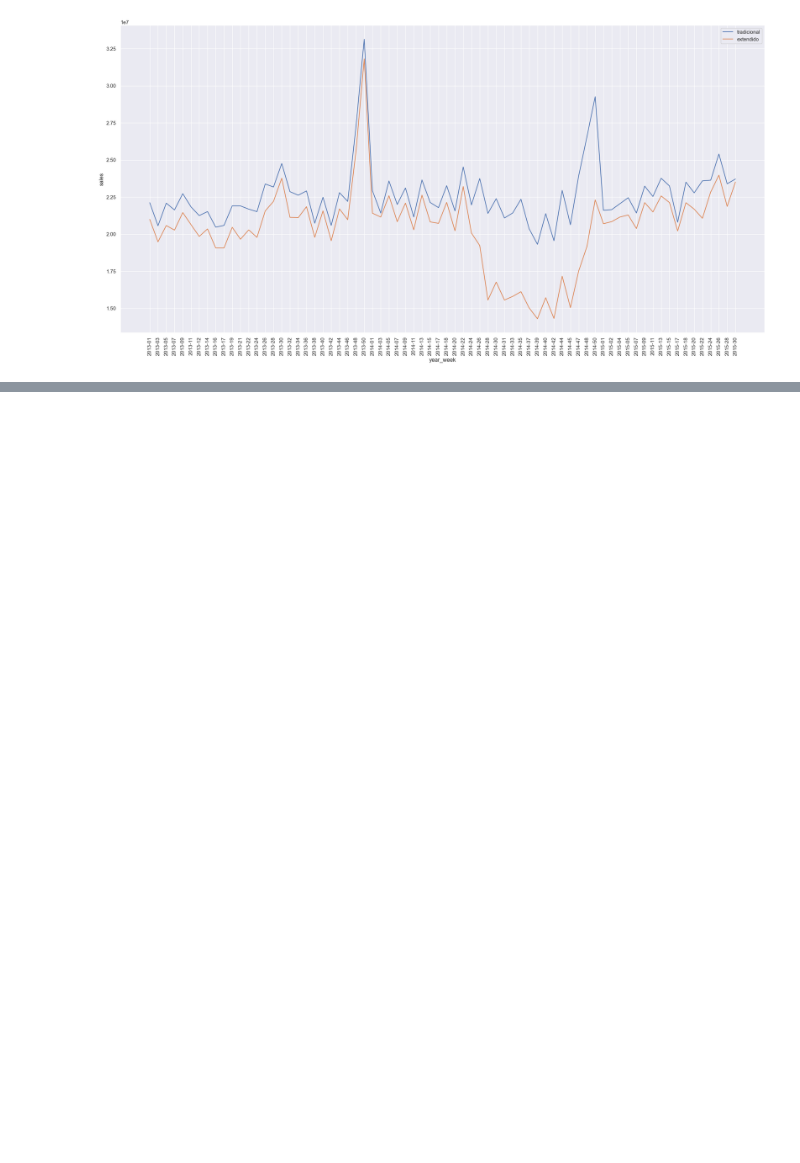
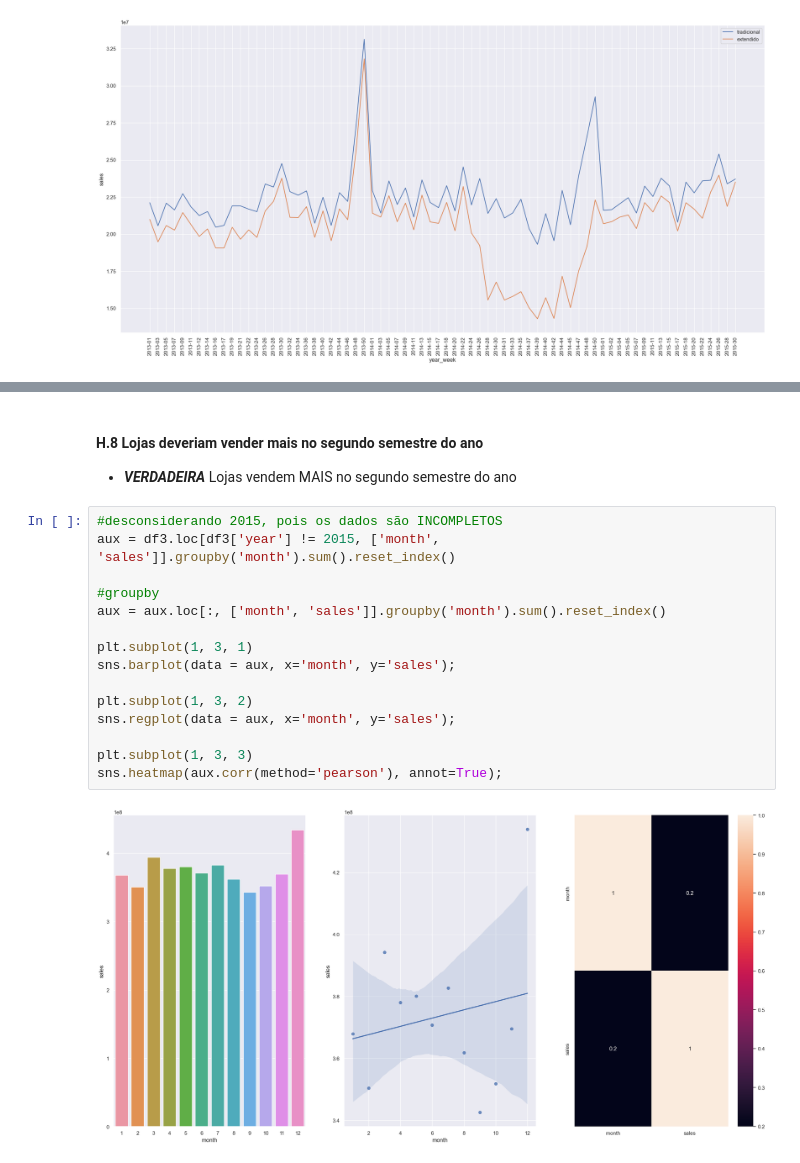
Before and after one commit to juanzimmer/Ds_em_producao, a Jupyter notebook: aula_3_analise_exploratoria.ipynb, the cells around one changed output, grey strips where cells are left out. Cells and saved outputs as stored; diff of their text form; blank space fills up the shorter version.

```diff
--- a/aula_3_analise_exploratoria.ipynb
+++ b/aula_3_analise_exploratoria.ipynb
@@ -643,0 +668,20 @@ plt.xticks(rotation=90);
+# %% [markdown]
+#### H.8 Lojas deveriam vender mais no segundo semestre do ano
+ - ***VERDADEIRA*** Lojas vendem MAIS no segundo semestre do ano
+# %%
+#desconsiderando 2015, pois os dados são INCOMPLETOS
+aux = df3.loc[df3['year'] != 2015, ['month', 'sales']].groupby('month').sum().reset_index()
+
+#groupby
+aux = aux.loc[:, ['month', 'sales']].groupby('month').sum().reset_index()
+
+plt.subplot(1, 3, 1)
+sns.barplot(data = aux, x='month', y='sales');
+
+plt.subplot(1, 3, 2)
+sns.regplot(data = aux, x='month', y='sales');
+
+plt.subplot(1, 3, 3)
+sns.heatmap(aux.corr(method='pearson'), annot=True);
+# %% [output]
+[figure, added]
```
Also changed, not shown: parts of 17 cells of this notebook.
